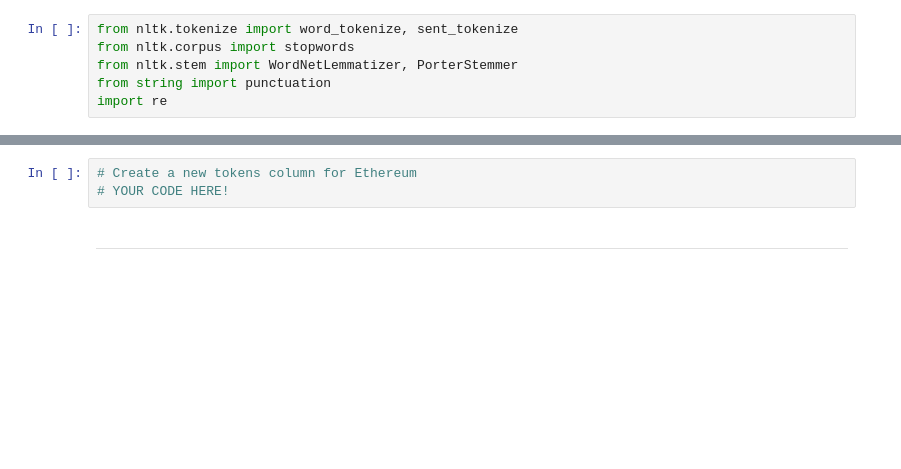
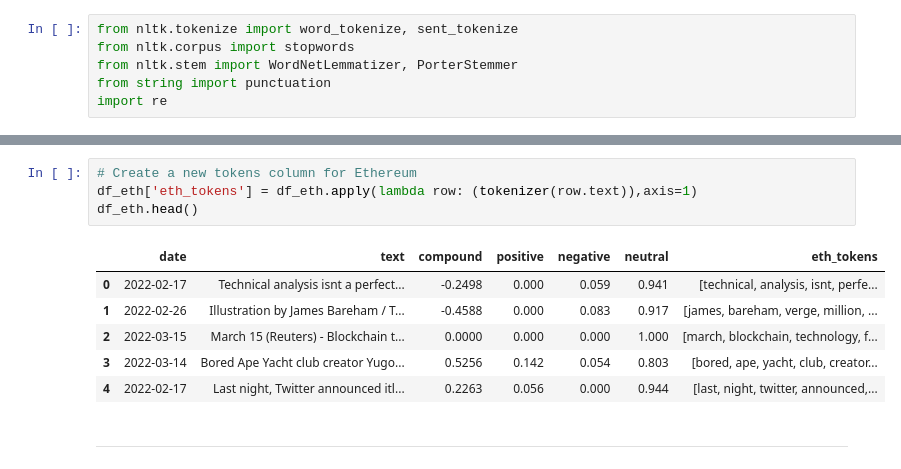
Before and after one commit to jshapiro651/python-homework-12, a Jupyter notebook: App/crypto_sentiment.ipynb, the cells around one changed output, grey strips where cells are left out. Cells and saved outputs as stored; diff of their text form; blank space fills up the shorter version.

```diff
--- a/App/crypto_sentiment.ipynb
+++ b/App/crypto_sentiment.ipynb
@@ -259,6 +279,14 @@ def tokenizer(text):
 # %%
 # Create a new tokens column for Ethereum
-# YOUR CODE HERE!
+df_eth['eth_tokens'] = df_eth.apply(lambda row: (tokenizer(row.text)),axis=1)
+df_eth.head()
+# %% [output]
+|  | date | text | compound | positive | negative | neutral | eth_tokens |
+| 0 | 2022-02-17 | Technical analysis isnt a perfect... | -0.2498 | 0.000 | 0.059 | 0.941 | [technical, analysis, isnt, perfe... |
+| 1 | 2022-02-26 | Illustration by James Bareham / T... | -0.4588 | 0.000 | 0.083 | 0.917 | [james, bareham, verge, million, ... |
+| 2 | 2022-03-15 | March 15 (Reuters) - Blockchain t... | 0.0000 | 0.000 | 0.000 | 1.000 | [march, blockchain, technology, f... |
+| 3 | 2022-03-14 | Bored Ape Yacht club creator Yugo... | 0.5256 | 0.142 | 0.054 | 0.803 | [bored, ape, yacht, club, creator... |
+| 4 | 2022-02-17 | Last night, Twitter announced itl... | 0.2263 | 0.056 | 0.000 | 0.944 | [last, night, twitter, announced,... |
 # %% [markdown]
 ---
 # %% [markdown]
```
Also changed, not shown: parts of 6 cells of this notebook.
